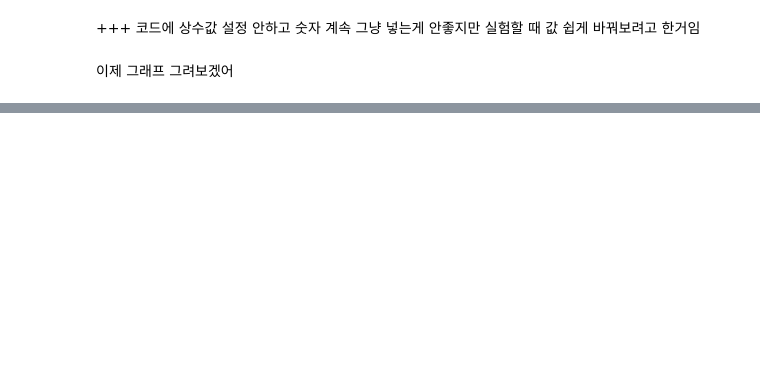
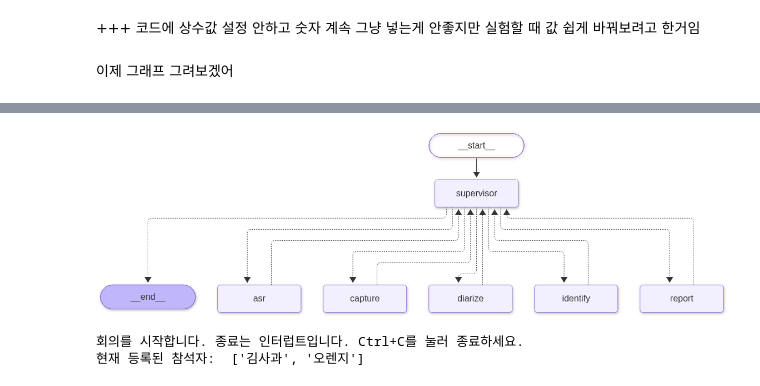
Before and after one commit to OhSeungAh2/Agent, a Jupyter notebook: 7_pyannote_1125실습.ipynb, the cells around one changed output, grey strips where cells are left out. Drawn from its saved outputs; the diff is of its cells as text; code cells hidden in the pictures; blank space fills up the shorter version.

```diff
--- a/7_pyannote_1125실습.ipynb
+++ b/7_pyannote_1125실습.ipynb
@@ -245,6 +249,7 @@ class MeetingMic:
             # 버퍼를 쪼개서 쓸 때 많이 사용하는 방법임(이런 방법도 있다 알기)
             tail = np.concatenate(self._parts)[-int(0.3 * SR):]
             self._parts = [tail] if len(tail) else []
+            self._samples = int(len(tail))
         else:
             # 현재까지 수집된 음성과 관련 상태를 모두 초기화
             # 주로 하나의 음성 구간이 완성되어 Queue에 전달할 때 사용
@@ -353,15 +358,16 @@ meeting_mic = MeetingMic()
 # %%
 # 상태 관리
 class MeetingState(TypedDict, total=False):
-    audio: np.ndarray       # 말이 끊긴 16kHz 모노 구간
-    started: datetime       # 시작 시각
-    rms: float              # 구간 음량
-    silent: bool            # 무음 여부 = MIN_RMS 기준 미만이면 True
-    turns: list             # 화자 분리가 나눈 발화
-    turn_index: int         # 지금 처리 중인 발화
-    asr_index: int          # 전사가 끝난 발화 번호
-    text: str               # 인식된 문장
-    line: str               # 화면에 찍은 회의록 한 줄
+    audio: np.ndarray           # 말이 끊긴 16kHz 모노 구간
+    started: datetime           # 시작 시각
+    rms: float                  # 구간 음량
+    silent: bool                # MIN_RMS 미만이면 True
+    turns: list                 # 화자 분리가 나눈 발화
+    names: dict                 # 임시 라벨 > 등록 이름 또는 미등록
+    turn_index: int             # 지금 처리 중인 발화
+    asr_index: int              # 전사가 끝난 발화 번호
+    text: str                   # 인식된 문장
+    line: str                   # 화면에 찍은 회의록 한 줄
 # %% [markdown]
 ![수퍼바이저, 에이전트 그림이해용](./images/ref/07_06.png)
 # %%
@@ -439,0 +517,22 @@ def diarize(state: MeetingState) -> Command[Literal["supervisor"]]:
+# %%
+# 이제 그래프~!!
+
+builder = StateGraph(MeetingState)
+
+for name, fn in(
+    ("supervisor", supervisor),
+    ("capture", capture),
+    ("diarize", diarize),
+    ("identify", identify),
+    ("asr", asr),
+    ("report", report)
+):
+    builder.add_node(name, fn)
+
+# 멀티 에이전트라 엣지 다 걸어줄 필요 X
+builder.add_edge(START, "supervisor")
+
+meeting_graph = builder.compile()
+meeting_graph
+# %% [output]
+[figure, added]
@@ -439,0 +554,5 @@ def diarize(state: MeetingState) -> Command[Literal["supervisor"]]:
+# %%
+start_meeting()
+# %% [output]
+회의를 시작합니다. 종료는 인터럽트입니다. Ctrl+C를 눌러 종료하세요.
+현재 등록된 참석자:  ['김사과', '오렌지']
```
Also changed, not shown: parts of 4 cells of this notebook.
